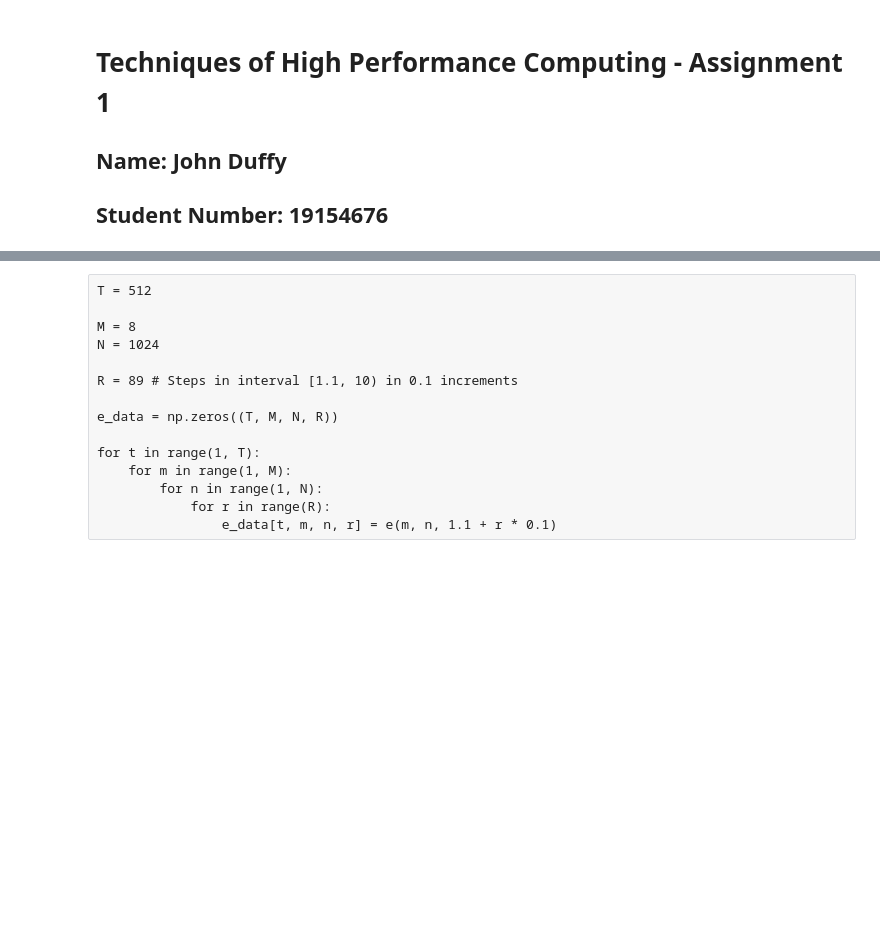
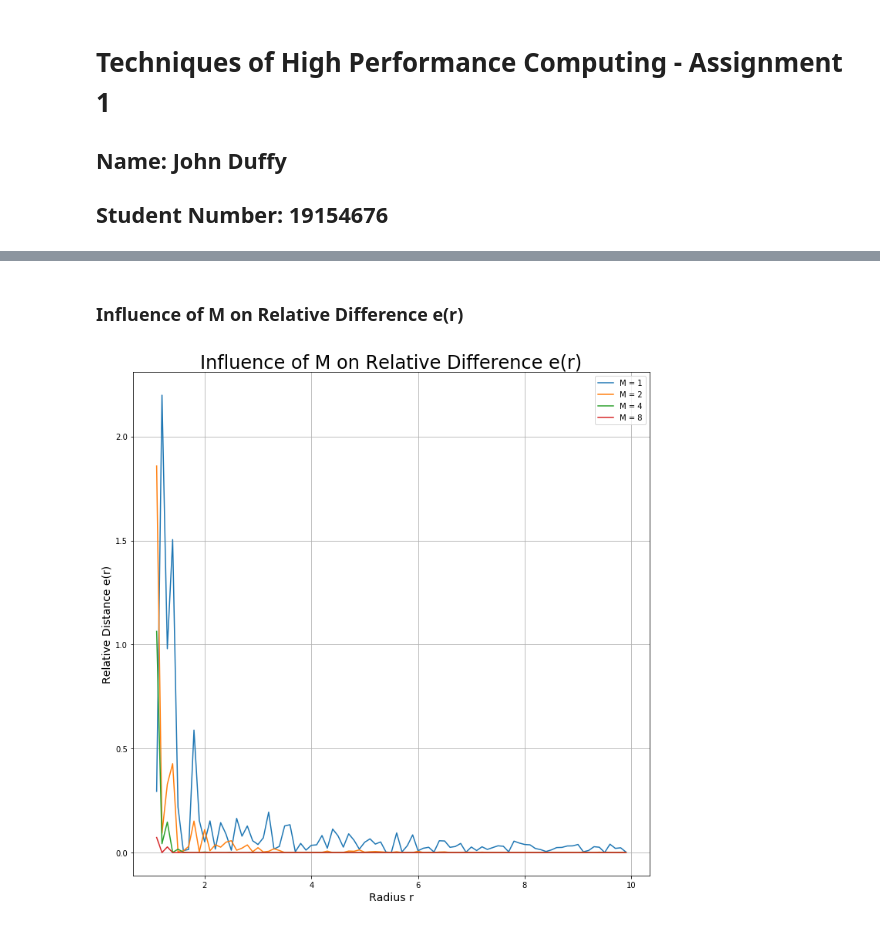
Before and after one commit to johnduffymsc/PHAS0102, a Jupyter notebook: assignment-1.ipynb, the cells around one changed output, grey strips where cells are left out. Drawn from its saved outputs; the diff is of its cells as text; code cells hidden in the pictures; blank space fills up the shorter version.

Commit message:
Added investigations into influence of M and N in Q2

```diff
--- a/assignment-1.ipynb
+++ b/assignment-1.ipynb
@@ -579,15 +623,32 @@ e(64, 1024, 2)
-# %% [raw]
-T = 512
-
-M = 8
-N = 1024
-
-R = 89 # Steps in interval [1.1, 10) in 0.1 increments
-
-e_data = np.zeros((T, M, N, R))
-
-for t in range(1, T):
-    for m in range(1, M):
-        for n in range(1, N):
-            for r in range(R):
-                e_data[t, m, n, r] = e(m, n, 1.1 + r * 0.1)
+# %% [markdown]
+### Influence of M on Relative Difference e(r)
+# %%
+# Investigate the influence of the number of evaluation points M on the relative error
+# for a fixed value of randomly placed charges N.
+
+M = [1, 2, 4, 8]
+N = 1
+
+relative_difference = np.zeros((4, 89))
+
+for i in range(4):
+    for j in range(89):
+        relative_difference[i, j] = e(M[i], N, 1.1 + j * 0.1)
+
+fig = plt.figure(figsize=(12.0, 12.0))
+
+plt.plot(np.arange(1.1, 10, 0.1), relative_difference[0], label='M = 1')
+plt.plot(np.arange(1.1, 10, 0.1), relative_difference[1], label='M = 2')
+plt.plot(np.arange(1.1, 10, 0.1), relative_difference[2], label='M = 4')
+plt.plot(np.arange(1.1, 10, 0.1), relative_difference[3], label='M = 8')
+
+plt.xlabel('Radius r', fontsize=14)
+plt.ylabel('Relative Distance e(r)', fontsize=14)
+
+plt.title('Influence of M on Relative Difference e(r)', fontsize=24)
+
+plt.legend()
+plt.grid()
+plt.show()
+# %% [output]
+[figure, added]
```
Also changed, not shown: parts of 48 cells of this notebook.
